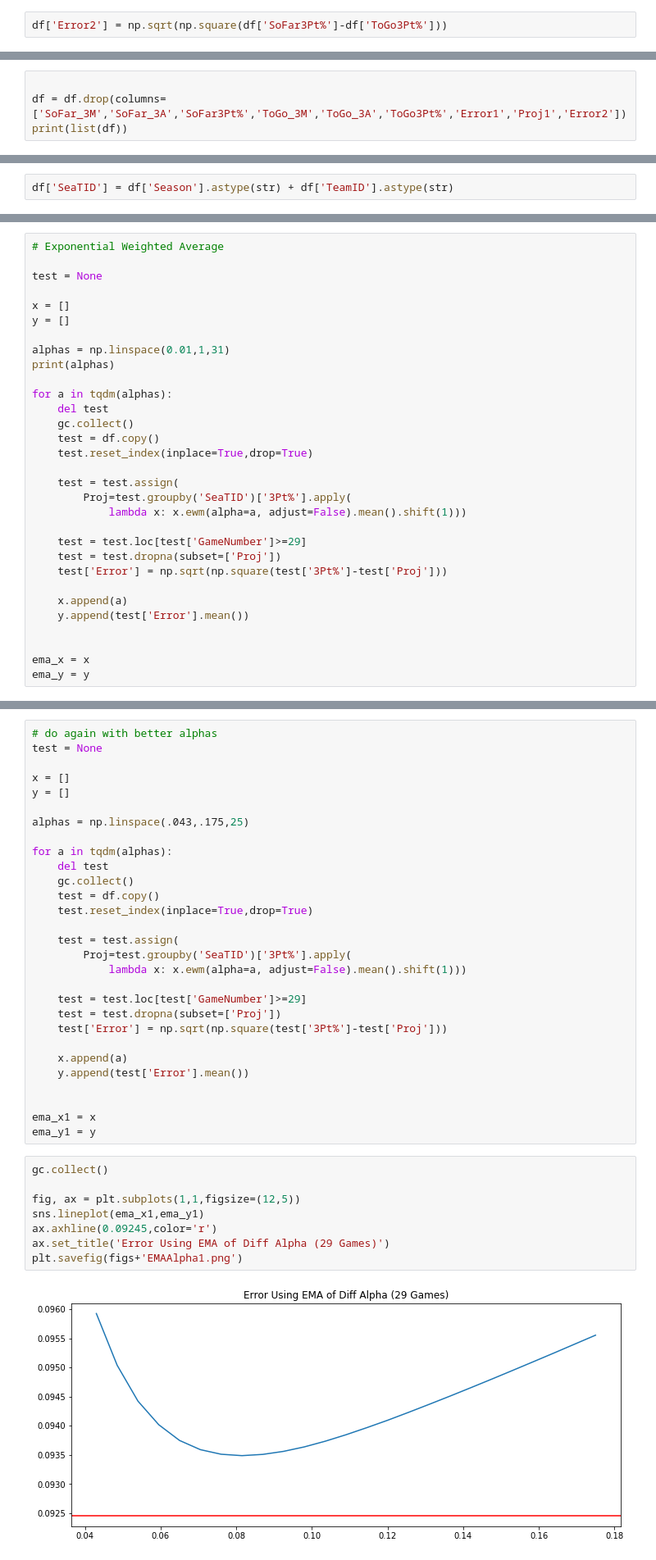
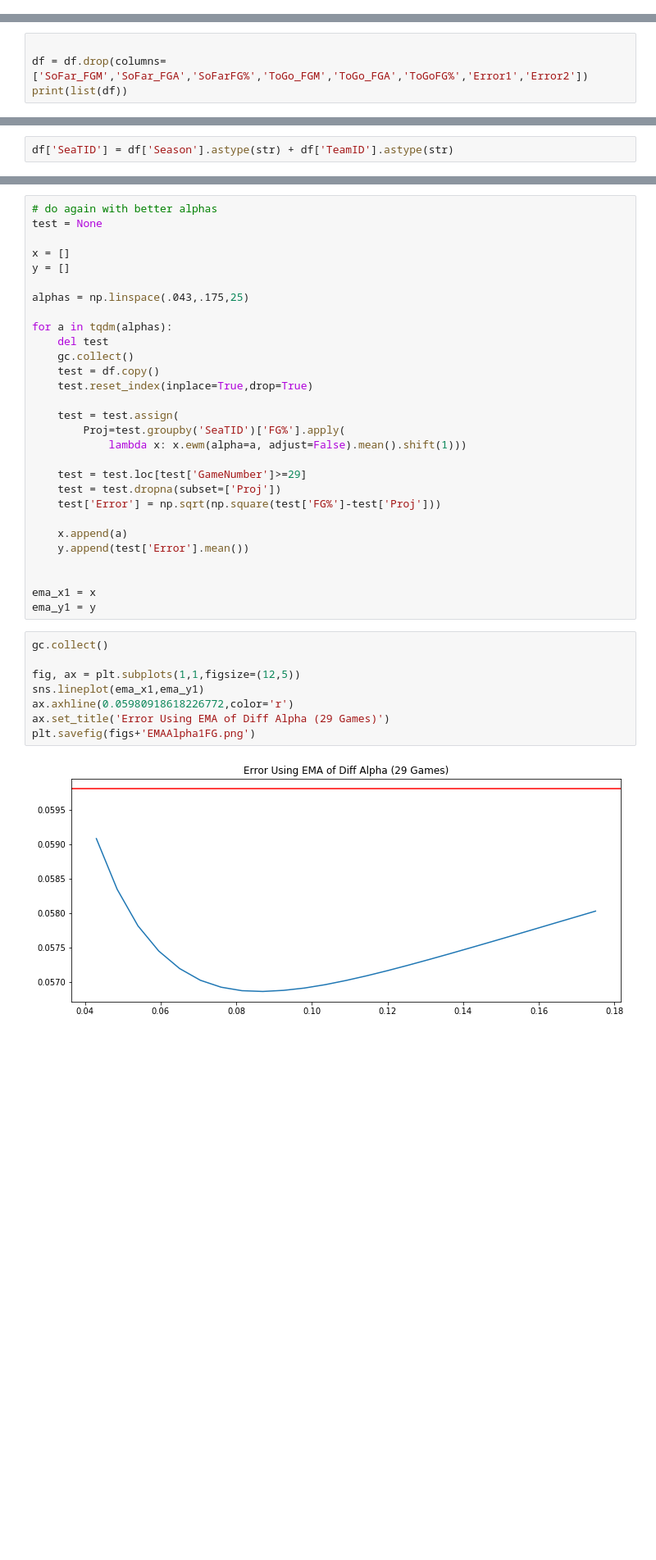
Before and after one commit to btatkinson/ncaa_hoops, a Jupyter notebook: FG Shooting.ipynb, the cells around one changed output, grey strips where cells are left out. Shown: that part at 82% size. Drawn from its saved outputs; the diff is of its cells as text; blank space fills up the shorter version.

```diff
--- a/Bayesian Updating.ipynb
+++ b/FG Shooting.ipynb
@@ -191,2 +180,0 @@ df.head()
-# %%
-df['Error2'] = np.sqrt(np.square(df['SoFar3Pt%']-df['ToGo3Pt%']))
@@ -219,6 +219,6 @@ plt.savefig(figs+'3PTXGames.png')
 # %%
 
-df = df.drop(columns=['SoFar_3M','SoFar_3A','SoFar3Pt%','ToGo_3M','ToGo_3A','ToGo3Pt%','Error1','Proj1','Error2'])
+df = df.drop(columns=['SoFar_FGM','SoFar_FGA','SoFarFG%','ToGo_FGM','ToGo_FGA','ToGoFG%','Error1','Error2'])
 print(list(df))
 # %% [output]
 ['Season', 'DayNum', 'TeamID', 'Score', 'OppTeamID', 'OppScore', 'Loc', 'NumOT', 'FGM', 'FGA', 'FGM3', 'FGA3', 'FTM', 'FTA', 'OR', 'DR', 'Ast', 'TO', 'Stl', 'Blk', 'PF', 'OppFGM', 'OppFGA', 'OppFGM3', ...
@@ -283,31 +331,0 @@ print(np.min(sma_y))
-# %%
-# Exponential Weighted Average
-
-test = None
-
-x = []
-y = []
-
-alphas = np.linspace(0.01,1,31)
-print(alphas)
-
-for a in tqdm(alphas):
-    del test
-    gc.collect()
-    test = df.copy()
-    test.reset_index(inplace=True,drop=True)
-
-    test = test.assign(
-        Proj=test.groupby('SeaTID')['3Pt%'].apply(
-            lambda x: x.ewm(alpha=a, adjust=False).mean().shift(1)))
-
-    test = test.loc[test['GameNumber']>=29]
-    test = test.dropna(subset=['Proj'])
-    test['Error'] = np.sqrt(np.square(test['3Pt%']-test['Proj']))
-
-    x.append(a)
-    y.append(test['Error'].mean())
-
-
-ema_x = x
-ema_y = y
@@ -348,12 +352,12 @@ for a in tqdm(alphas):
     test.reset_index(inplace=True,drop=True)
 
     test = test.assign(
-        Proj=test.groupby('SeaTID')['3Pt%'].apply(
+        Proj=test.groupby('SeaTID')['FG%'].apply(
             lambda x: x.ewm(alpha=a, adjust=False).mean().shift(1)))
 
     test = test.loc[test['GameNumber']>=29]
     test = test.dropna(subset=['Proj'])
-    test['Error'] = np.sqrt(np.square(test['3Pt%']-test['Proj']))
+    test['Error'] = np.sqrt(np.square(test['FG%']-test['Proj']))
 
     x.append(a)
     y.append(test['Error'].mean())
@@ -364,13 +368,13 @@ ema_y1 = y
 # %%
 gc.collect()
 
 fig, ax = plt.subplots(1,1,figsize=(12,5))
 sns.lineplot(ema_x1,ema_y1)
-ax.axhline(0.09245,color='r')
+ax.axhline(0.05980918618226772,color='r')
 ax.set_title('Error Using EMA of Diff Alpha (29 Games)')
-plt.savefig(figs+'EMAAlpha1.png')
+plt.savefig(figs+'EMAAlpha1FG.png')
 # %% [output]
-[figure, old version]
+[figure, new version]
 # %%
 np.min(ema_y1)
 # %% [output]
```
Also changed, not shown: parts of 29 cells of this notebook, 2 other files.
